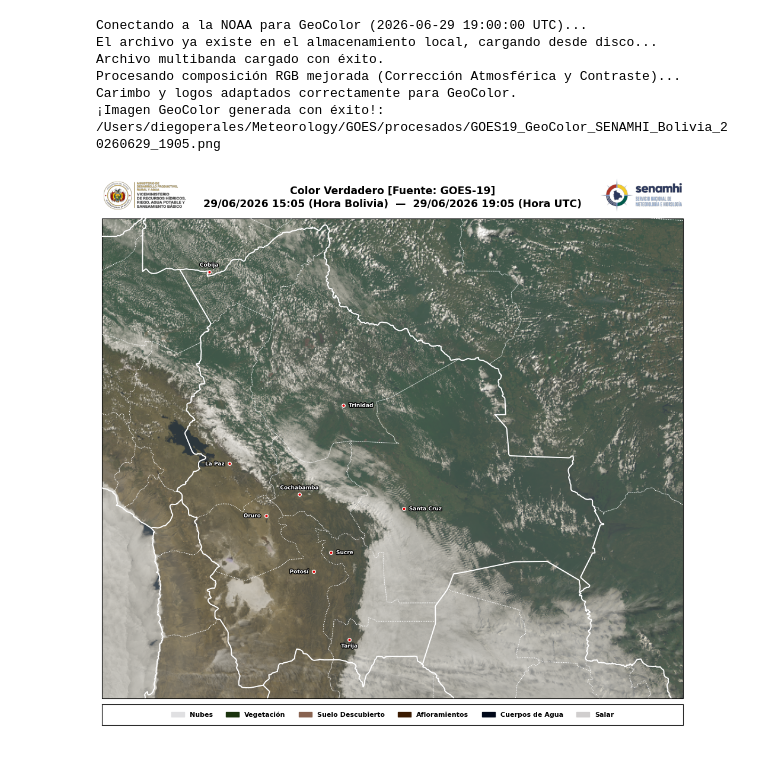
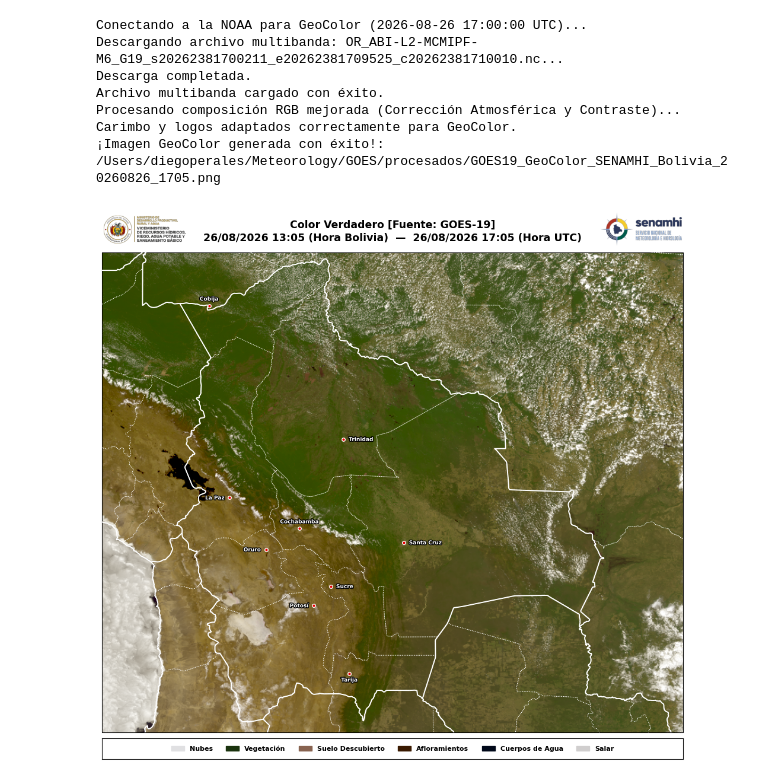
Before and after one commit to diegomapper/goes_env, a Jupyter notebook: Scripts/03_goes19_geocolor.ipynb, the cells around one changed output. Cells and saved outputs as stored; diff of their text form; code cells hidden in the pictures.

Commit message:
Obtener un producto de color verdadero.

```diff
--- a/Scripts/03_goes19_geocolor.ipynb
+++ b/Scripts/03_goes19_geocolor.ipynb
@@ -14,7 +14,7 @@ import matplotlib.patches as mpatches
 # ==========================================
 # 1. CONFIGURACIÓN DEL USUARIO
 # ==========================================
-FECHA_BUSCADA = datetime(2026, 6, 29, 19, 00)
+FECHA_BUSCADA = datetime(2026, 8, 26, 17, 00)
 
 BASE_DIR = "/Users/diegoperales/Meteorology/GOES"
 RAW_DATA = os.path.join(BASE_DIR, "raw_data")
@@ -211,34 +211,35 @@ try:
     img_ministerio_path = os.path.join(PATH_LOGOS, "logo_ministerio.png")
     img_senamhi_path = os.path.join(PATH_LOGOS, "logo_senamhi.png")
 
     if os.path.exists(img_ministerio_path) and os.path.exists(img_senamhi_path):
         logo_ministerio = mpimg.imread(img_ministerio_path)
         logo_senamhi = mpimg.imread(img_senamhi_path)
 
         pos_mapa = ax.get_position()
 
         ax_logo_min = fig.add_axes([pos_mapa.x0, pos_mapa.y1 + 0.005, 0.14, 0.07])
         ax_logo_min.imshow(logo_ministerio)
         ax_logo_min.axis('off')
 
         ax_logo_sen = fig.add_axes([pos_mapa.x1 - 0.14, pos_mapa.y1 + 0.005, 0.14, 0.07])
         ax_logo_sen.imshow(logo_senamhi)
         ax_logo_sen.axis('off')
         print("Carimbo y logos adaptados correctamente para GeoColor.")
 except Exception as e:
     print(f"Alerta con logos: {e}")
 
 # Guardado
 output_name = f"{OUTPUTS}/GOES19_GeoColor_SENAMHI_Bolivia_{fecha_utc.strftime('%Y%m%d_%H%M')}.png"
 plt.savefig(output_name, dpi=200, bbox_inches='tight', pad_inches=0.03)
 print(f"¡Imagen GeoColor generada con éxito!: {output_name}")
 
 plt.show()
 # %% [output]
-Conectando a la NOAA para GeoColor (2026-06-29 19:00:00 UTC)...
-El archivo ya existe en el almacenamiento local, cargando desde disco...
+Conectando a la NOAA para GeoColor (2026-08-26 17:00:00 UTC)...
+Descargando archivo multibanda: OR_ABI-L2-MCMIPF-M6_G19_s20262381700211_e20262381709525_c20262381710010.nc...
+Descarga completada.
 Archivo multibanda cargado con éxito.
 Procesando composición RGB mejorada (Corrección Atmosférica y Contraste)...
 Carimbo y logos adaptados correctamente para GeoColor.
-¡Imagen GeoColor generada con éxito!: /Users/diegoperales/Meteorology/GOES/procesados/GOES19_GeoColor_SENAMHI_Bolivia_20260629_1905.png
+¡Imagen GeoColor generada con éxito!: /Users/diegoperales/Meteorology/GOES/procesados/GOES19_GeoColor_SENAMHI_Bolivia_20260826_1705.png
-[figure, old version]
+[figure, new version]
```
